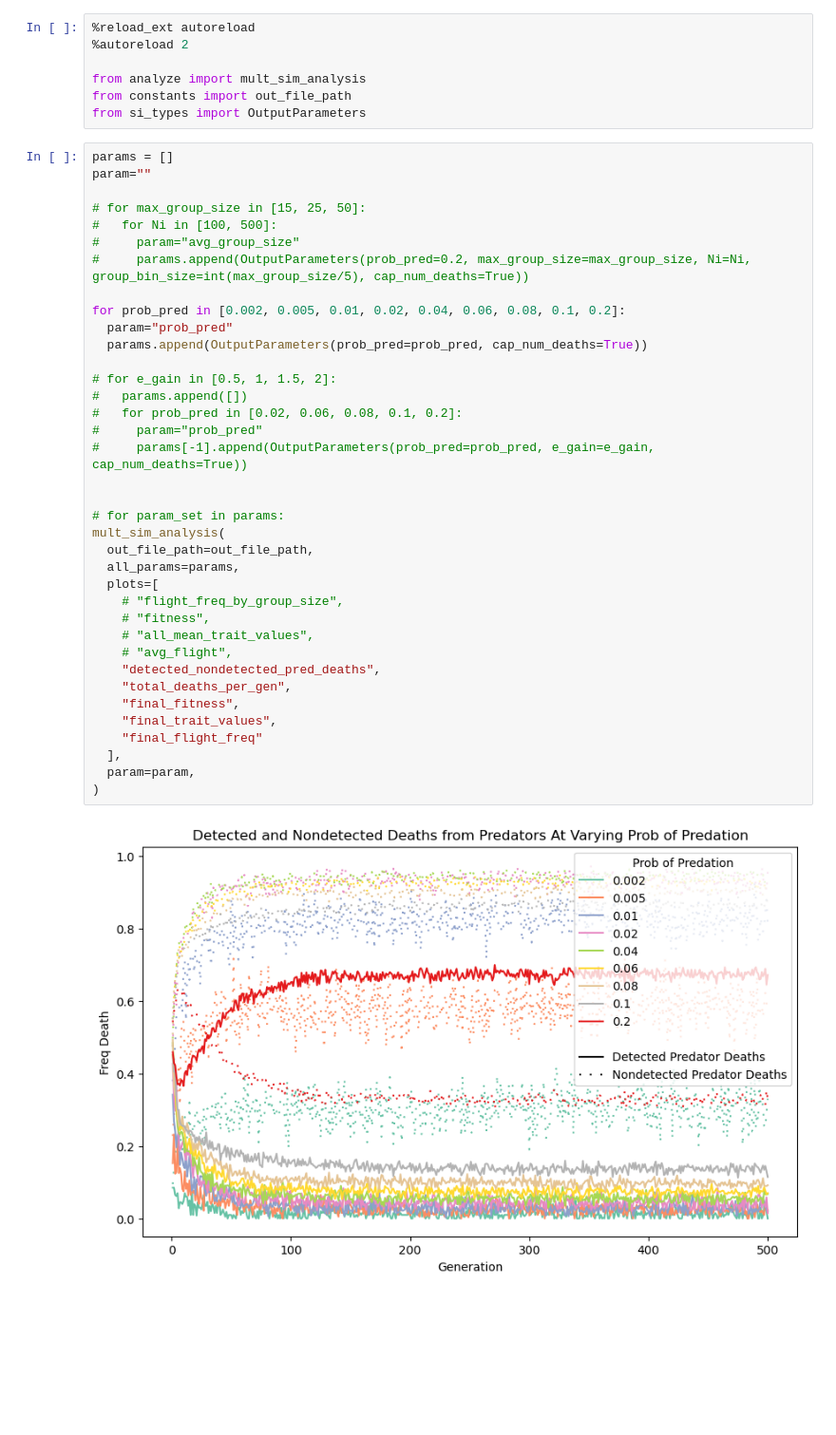
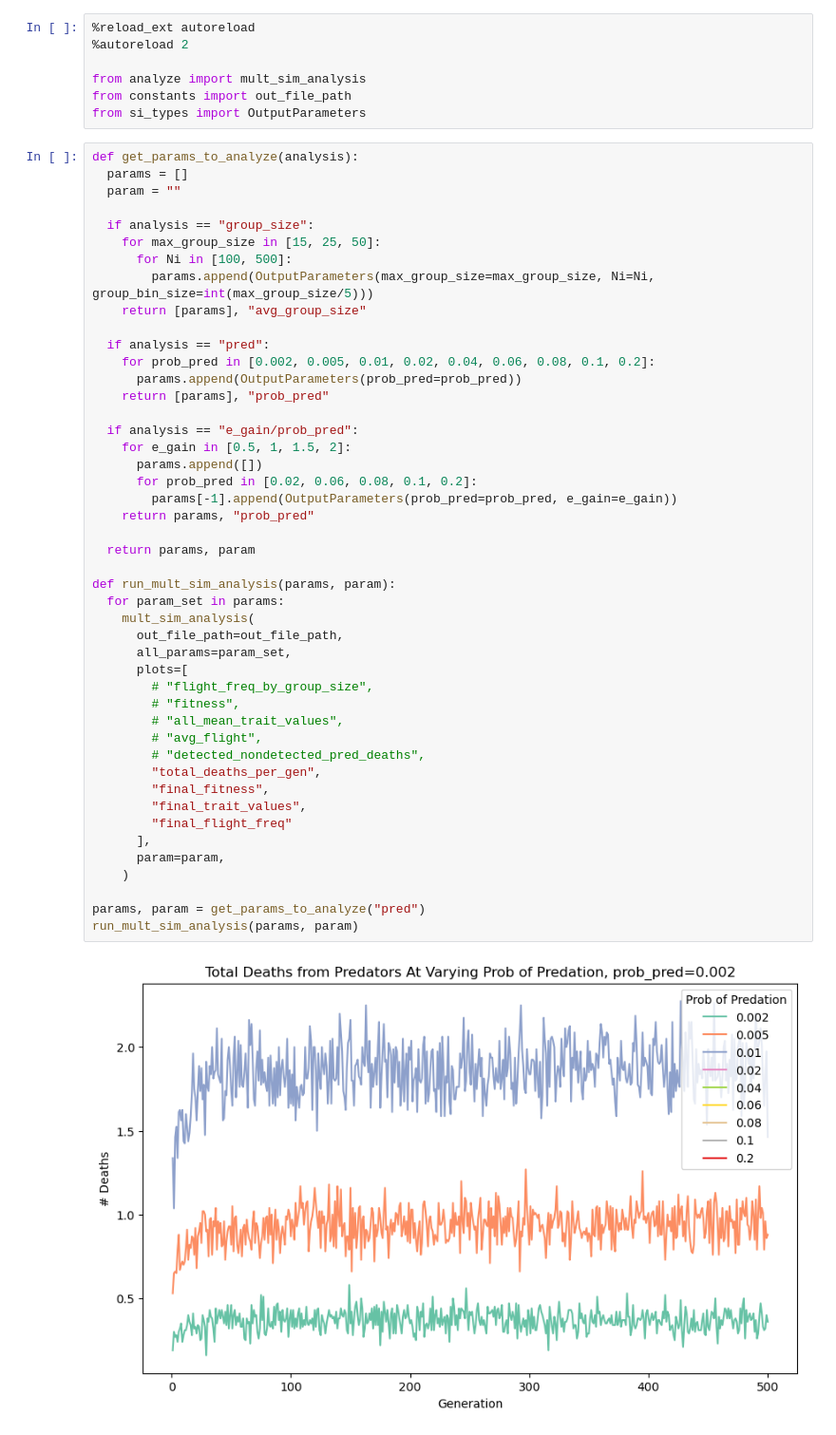
Before and after one commit to vivian-m-li/si_evolution, a Jupyter notebook: analyze.ipynb, the cells around one changed output. Shown at 95% size. Drawn from its saved outputs; the diff is of its cells as text; blank space fills up the shorter version.

```diff
--- a/analyze.ipynb
+++ b/analyze.ipynb
@@ -6,41 +6,50 @@ from analyze import mult_sim_analysis
 from constants import out_file_path
 from si_types import OutputParameters
 # %%
-params = []
-param=""
+def get_params_to_analyze(analysis):
+  params = []
+  param = ""
 
-# for max_group_size in [15, 25, 50]:
-#   for Ni in [100, 500]:
-#     param="avg_group_size"
-#     params.append(OutputParameters(prob_pred=0.2, max_group_size=max_group_size, Ni=Ni, group_bin_size=int(max_group_size/5), cap_num_deaths=True))
+  if analysis == "group_size":
+    for max_group_size in [15, 25, 50]:
+      for Ni in [100, 500]:
+        params.append(OutputParameters(max_group_size=max_group_size, Ni=Ni, group_bin_size=int(max_group_size/5)))
+    return [params], "avg_group_size"
 
-for prob_pred in [0.002, 0.005, 0.01, 0.02, 0.04, 0.06, 0.08, 0.1, 0.2]:
-  param="prob_pred"
-  params.append(OutputParameters(prob_pred=prob_pred, cap_num_deaths=True))
+  if analysis == "pred":
+    for prob_pred in [0.002, 0.005, 0.01, 0.02, 0.04, 0.06, 0.08, 0.1, 0.2]:
+      params.append(OutputParameters(prob_pred=prob_pred))
+    return [params], "prob_pred"
 
-# for e_gain in [0.5, 1, 1.5, 2]:
-#   params.append([])
-#   for prob_pred in [0.02, 0.06, 0.08, 0.1, 0.2]:
-#     param="prob_pred"
-#     params[-1].append(OutputParameters(prob_pred=prob_pred, e_gain=e_gain, cap_num_deaths=True))
+  if analysis == "e_gain/prob_pred":
+    for e_gain in [0.5, 1, 1.5, 2]:
+      params.append([])
+      for prob_pred in [0.02, 0.06, 0.08, 0.1, 0.2]:
+        params[-1].append(OutputParameters(prob_pred=prob_pred, e_gain=e_gain))
+    return params, "prob_pred"
 
+  return params, param
 
-# for param_set in params:
-mult_sim_analysis(
-  out_file_path=out_file_path,
-  all_params=params,
-  plots=[
-    # "flight_freq_by_group_size",
-    # "fitness",
-    # "all_mean_trait_values",
-    # "avg_flight",
-    "detected_nondetected_pred_deaths",
-    "total_deaths_per_gen",
-    "final_fitness",
-    "final_trait_values",
-    "final_flight_freq"
-  ],
-  param=param,
-)
+def run_mult_sim_analysis(params, param):
+  for param_set in params:
+    mult_sim_analysis(
+      out_file_path=out_file_path,
+      all_params=param_set,
+      plots=[
+        # "flight_freq_by_group_size",
+        # "fitness",
+        # "all_mean_trait_values",
+        # "avg_flight",
+        # "detected_nondetected_pred_deaths",
+        "total_deaths_per_gen",
+        "final_fitness",
+        "final_trait_values",
+        "final_flight_freq"
+      ],
+      param=param,
+    )
+
+params, param = get_params_to_analyze("pred")
+run_mult_sim_analysis(params, param)
 # %% [output]
-[figure, old version]
+[figure, new version]
```
Also changed, not shown: parts of 1 cell of this notebook, 7 other files.
